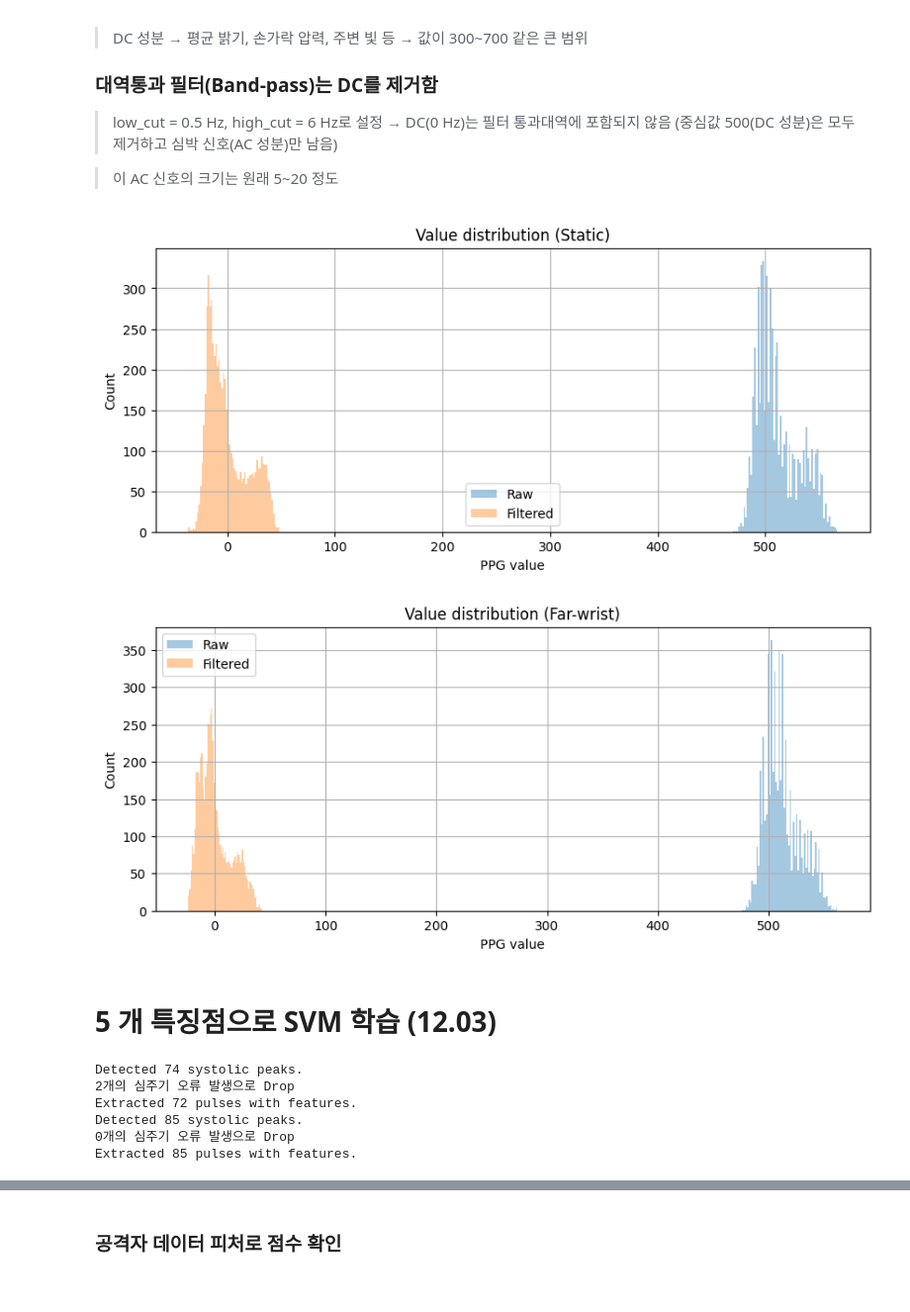
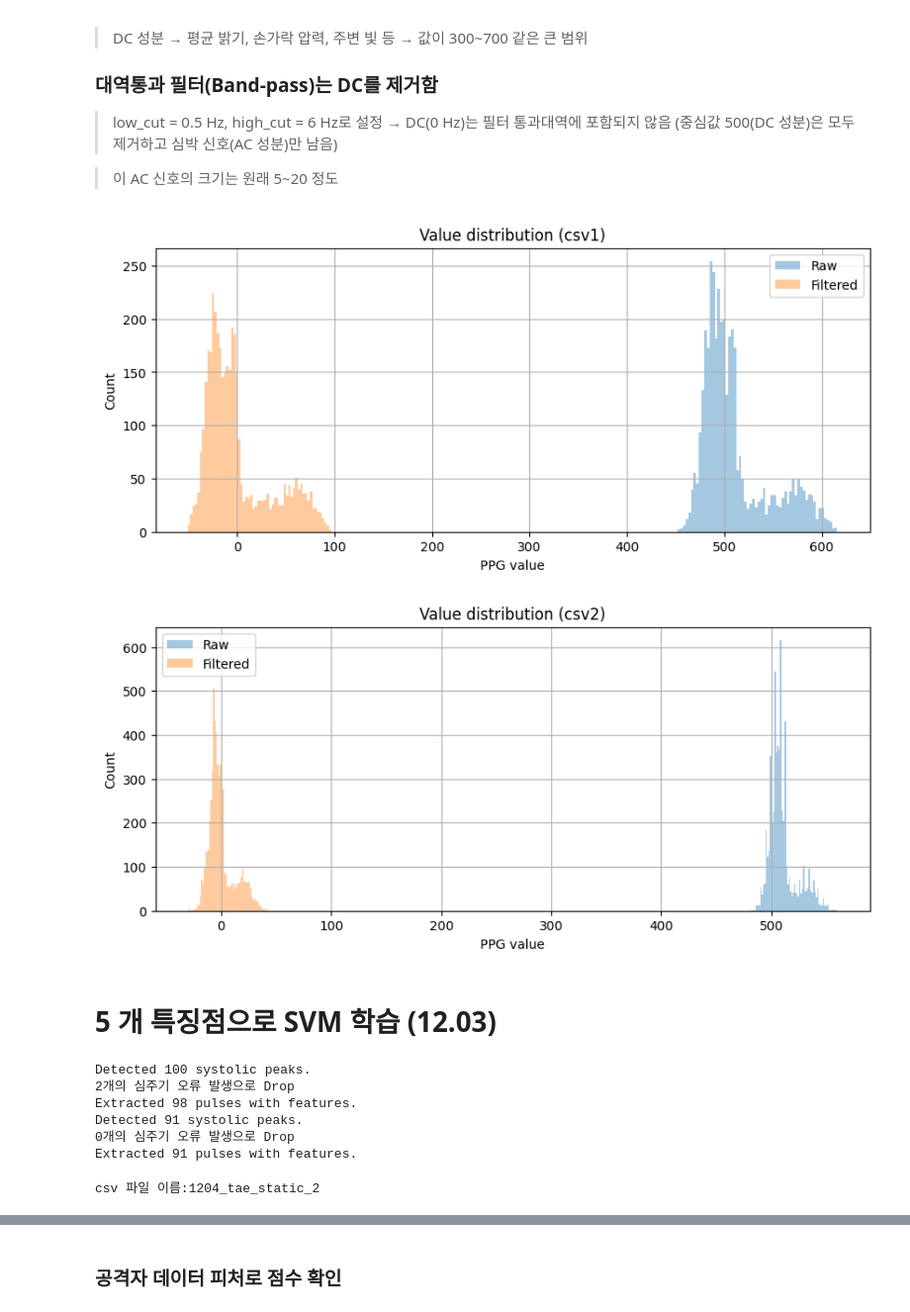
Before and after one commit to esthervery/ppg, a Jupyter notebook: ppg_ver5_1203.ipynb, the cells around one changed output, grey strips where cells are left out. Shown at 99% size. Cells and saved outputs as stored; diff of their text form; code cells hidden in the pictures.

```diff
--- a/ppg_ver5_1203.ipynb
+++ b/ppg_ver5_1203.ipynb
@@ -653,17 +805,20 @@ Using samples = 800 (approx 8 seconds)
 #     b, a = signal.butter(order, [low_n, high_n], btype='band')
 #     return b, a
 # %%
+# =====================
+# design_bandpass() -> 출력은 필터링 계수 a, b
+# =====================
 import scipy.signal as signal
 
 low_cut  = 0.5   # Hz
 high_cut = 6.0   # Hz
-order    = 2
+order = 2
 
-print("Using fs_static =", fs_static, "Hz")
-print("Using fs_farwrist =", fs_farwrist, "Hz")
+print("Using fs_static =", fs_df1, "Hz")
+print("Using fs_farwrist =", fs_df2, "Hz")
 
-b_static, a_static = design_bandpass(fs_static,   low_cut, high_cut, order)
-b_farwrist, a_farwrist = design_bandpass(fs_farwrist, low_cut, high_cut, order)
+b_df1, a_df1 = design_bandpass(fs_df1, low_cut, high_cut, order)
+b_df2, a_df2 = design_bandpass(fs_df2, low_cut, high_cut, order)
 
 print("Filter designed.")
 # %% [output]
@@ -725,11 +865,11 @@ plot_filter_response(b_farwrist, a_farwrist, fs_farwrist, "Band-pass 0.5–6 Hz
 #     df_filt[ppg_col + "_filt"] = x_filt
 #     return df_filt # 새로운 데이터프레임 (ppg_filt 컬럼 추가) 반환
 # %%
-df_static_filt   = apply_bandpass(df_static, b_static, a_static)
-df_farwrist_filt = apply_bandpass(df_farwrist, b_farwrist, a_farwrist)
+df1_filt = apply_bandpass(df1, b_df1, a_df1)
+df2_filt = apply_bandpass(df2, b_df2, a_df2)
 
 print("Filtering finished.")
-print("Columns in df1:", df_static_filt.columns.tolist())
-print("Columns in df2:", df_farwrist_filt.columns.tolist())
+print("Columns in df1:", df1_filt.columns.tolist())
+print("Columns in df2:", df2_filt.columns.tolist())
 # %% [output]
 Filtering finished.
@@ -802,45 +921,47 @@ Samples used: 500
 # %%
 def compare_hist(df, col_raw, col_filt, title):
     plt.figure(figsize=(10,4))
     plt.hist(df[col_raw].values,  bins=60, alpha=0.4, label="Raw")
     plt.hist(df[col_filt].values, bins=60, alpha=0.4, label="Filtered")
     plt.title(title)
     plt.xlabel("PPG value")
     plt.ylabel("Count")
     plt.legend()
     plt.show()
 
-compare_hist(df_static_filt,   "ppg", "ppg_filt",   "Value distribution (Static)")
-compare_hist(df_farwrist_filt, "ppg", "ppg_filt", "Value distribution (Far-wrist)")
+compare_hist(df1_filt, "ppg", "ppg_filt",   "Value distribution (csv1)")
+compare_hist(df2_filt, "ppg", "ppg_filt", "Value distribution (csv2)")
 # %% [output]
-[figure, old version]
+[figure, new version]
-[figure, old version]
+[figure, new version]
 # %% [markdown]
 # 5 개 특징점으로 SVM 학습 (12.03)
-# %%
-# 김에스더 5개 특징 준비
-esther_features, (esther_peaks, esther_s_idx, esther_e_edx) = extract_pulse_features(
-    df_static_filt,
-    fs_static,
-    ppg_col="ppg_filt",
-    label="esther")
-
-p4_features, (p4_peaks, p4_s_idx, p4_e_edx) = extract_pulse_features(
-    df_farwrist_filt,
-    fs_farwrist,
-    ppg_col="ppg_filt",
-    label="p1")
-# %% [output]
-Detected 74 systolic peaks.
-2개의 심주기 오류 발생으로 Drop
-Extracted 72 pulses with features.
-Detected 85 systolic peaks.
-0개의 심주기 오류 발생으로 Drop
-Extracted 85 pulses with features.
+# %%
+# 이때, 필터링된 ppg파형으로 feature를 뽑음 (논문 속 5개 특징점)
+df1_features, (df1_peaks, df1_s_idx, df1_e_idx) = extract_pulse_features(
+    df1_filt,
+    fs_df1,
+    ppg_col="ppg_filt",
+    label="esther")
+
+df2_features, (df2_peaks, df2_s_idx, df2_e_idx) = extract_pulse_features(
+    df2_filt,
+    fs_df2,
+    ppg_col="ppg_filt",
+    label="p1")
+# %% [output]
+Detected 100 systolic peaks.
+2개의 심주기 오류 발생으로 Drop
+Extracted 98 pulses with features.
+Detected 91 systolic peaks.
+0개의 심주기 오류 발생으로 Drop
+Extracted 91 pulses with features.
 # %%
-# features df -> csv로 저장
-# esther_features.to_csv("esther_features.csv", index=True)
-p4_features.to_csv("p4_features.csv", index=True)
+# df2의 features -> csv로 저장
+name = input("csv 파일 이름:")
+df2_features.to_csv(f"features_{name}.csv", index=True)
+# %% [output]
+csv 파일 이름:1204_tae_static_2
 # %%
 def plot_feature_hist(features_df, col, title):
     plt.figure(figsize=(6,4))
```
Also changed, not shown: parts of 98 cells of this notebook, 10 other files.
